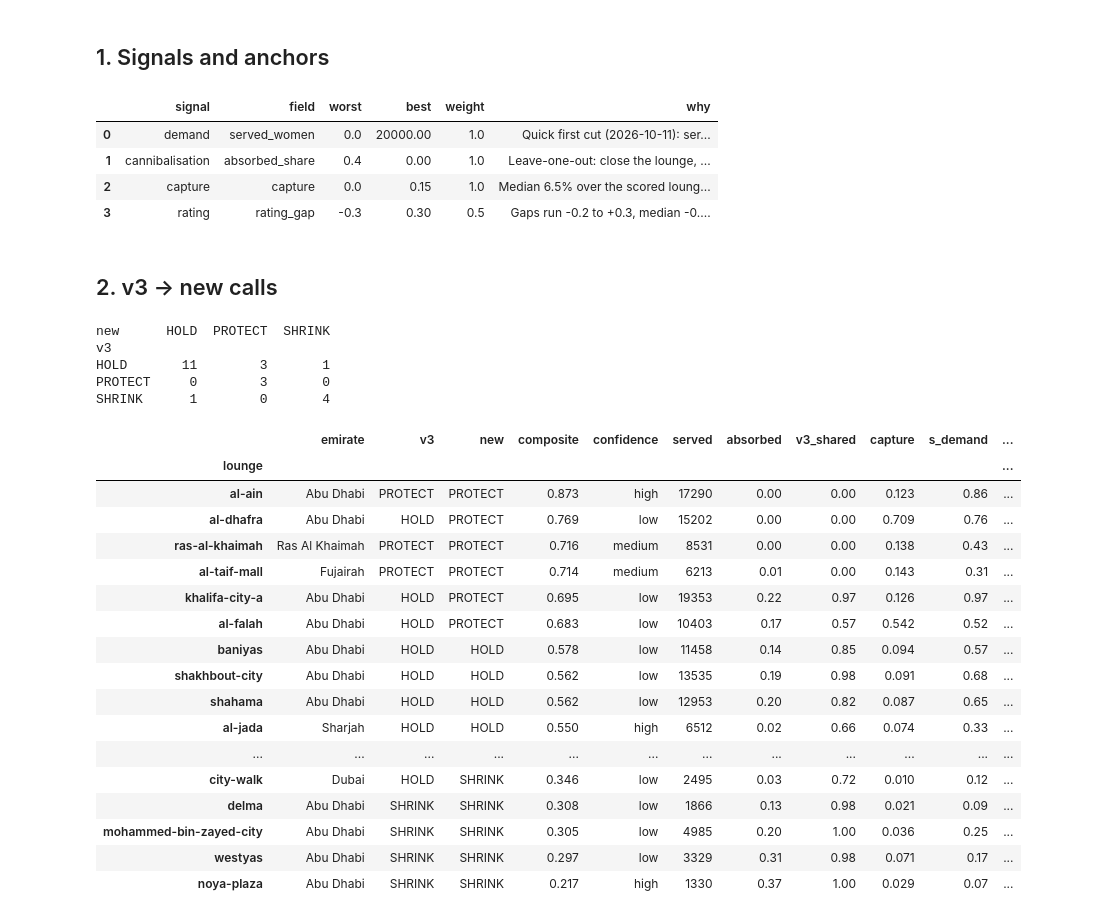
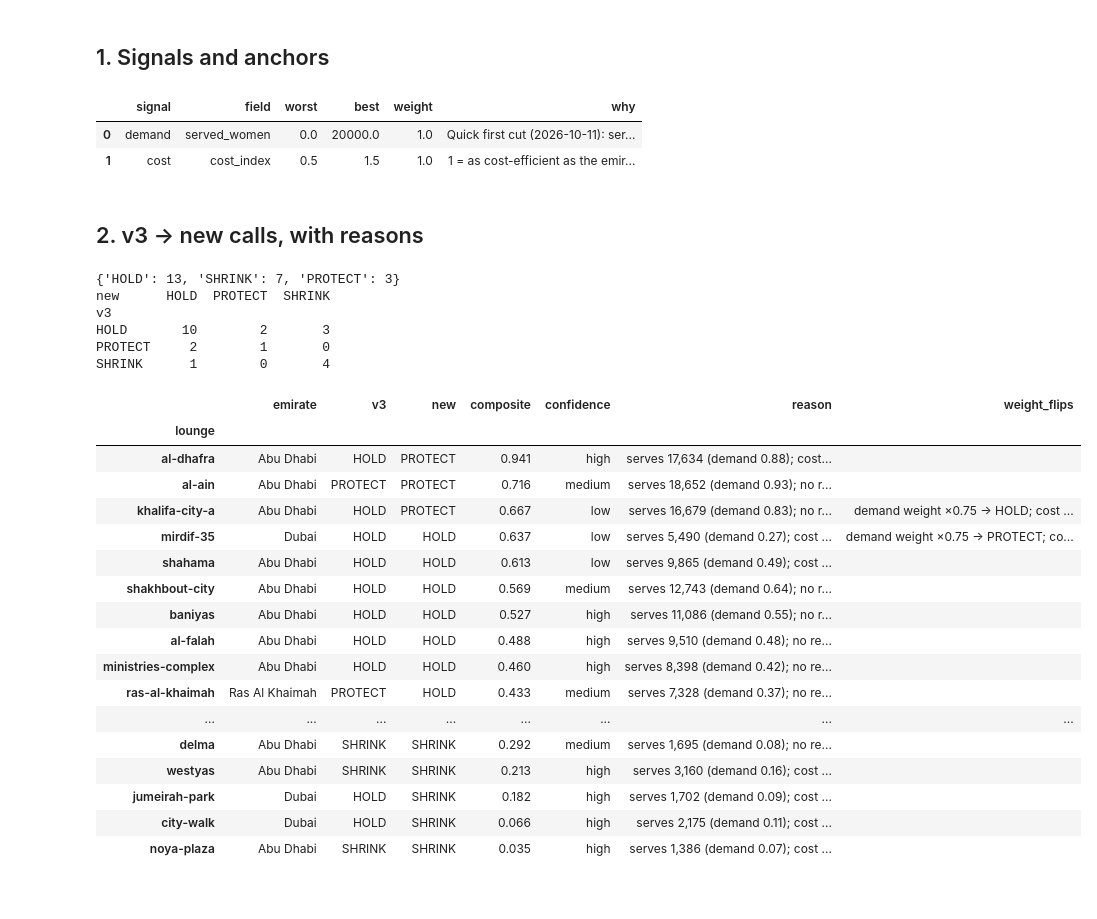
Before and after one commit to thenomadlad/2pz-ai-case-study, a Jupyter notebook: notebooks/scorecard.ipynb, the cells around one changed output. Cells and saved outputs as stored; diff of their text form; code cells hidden in the pictures.

```diff
--- a/notebooks/scorecard.ipynb
+++ b/notebooks/scorecard.ipynb
@@ -10,59 +13,65 @@ The reference is the frozen v3 labels in `data/scenarios/baseline_v3_labels.csv`
 # %%
-import sys, pathlib
+import sys, pathlib, statistics
 sys.path.insert(0, str(pathlib.Path.cwd().parent))
 import numpy as np, pandas as pd
-pd.set_option("display.width", 160); pd.set_option("display.max_rows", 80)
+pd.set_option("display.width", 160); pd.set_option("display.max_rows", 120)
 from src.baseline import run
 from src.data_v3 import load_v3
 from src.config import REPO_ROOT, load_baseline_assumptions
 from src.model import served as S, scorecard, growth
+from src.features import lounges as L
 r = run(); v3 = load_v3(); a = load_baseline_assumptions(REPO_ROOT / "data/scenarios/baseline.yaml")
 old = pd.read_csv(REPO_ROOT / "data/scenarios/baseline_v3_labels.csv")
 old_action = dict(zip(old.id, old.action))
+F = pd.DataFrame([x.model_dump() for x in r.features]).set_index("branch_id")
+D = {d.branch_id: d for d in r.decisions}
+AR = pd.DataFrame([x.model_dump(exclude={"cell_ids"}) for x in r.areas]).set_index("area_id")
+AR["call"] = AR.index.map({d.area_id: d.action for d in r.area_decisions})
 # %% [markdown]
 ## 1. Signals and anchors
 # %%
 pd.DataFrame([dict(signal=s.name, field=s.field, worst=s.worst, best=s.best, weight=s.weight, why=s.why) for s in scorecard.SIGNALS])
 # %% [output]
 |  | signal | field | worst | best | weight | why |
-| 0 | demand | served_women | 0.0 | 20000.00 | 1.0 | Quick first cut (2026-10-11): ser... |
-| 1 | cannibalisation | absorbed_share | 0.4 | 0.00 | 1.0 | Leave-one-out: close the lounge, ... |
-| 2 | capture | capture | 0.0 | 0.15 | 1.0 | Median 6.5% over the scored loung... |
-| 3 | rating | rating_gap | -0.3 | 0.30 | 0.5 | Gaps run -0.2 to +0.3, median -0.... |
+| 0 | demand | served_women | 0.0 | 20000.0 | 1.0 | Quick first cut (2026-10-11): ser... |
+| 1 | cost | cost_index | 0.5 | 1.5 | 1.0 | 1 = as cost-efficient as the emir... |
 # %% [markdown]
-## 2. v3 → new calls
+## 2. v3 → new calls, with reasons
 # %%
-f = {x.branch_id: x for x in r.features}
 rows = []
-for d in r.decisions:
+for b, d in D.items():
     if d.action == "NOT SCORED": continue
-    x = f[d.branch_id]
-    rows.append(dict(lounge=d.branch_id, emirate=x.emirate, v3=old_action.get(d.branch_id), new=d.action, composite=round(d.composite, 3),
-                     confidence=d.confidence, served=round(x.served_women or 0), absorbed=round(x.absorbed_share or 0, 2),
-                     v3_shared=round(x.shared_share, 2), capture=round(x.capture, 3), **{f"s_{k}": round(v, 2) for k, v in d.scores.items()}))
+    x = F.loc[b]
+    reason = (f"serves {x.served_women:,.0f} (demand {d.scores['demand']:.2f}); "
+              + (f"cost index {x.cost_index:.2f} (cost {d.scores['cost']:.2f})" if x.cost_index == x.cost_index and x.cost_index is not None
+                 else "no rent: cost neutral 0.5"))
+    rows.append(dict(lounge=b, emirate=x.emirate, v3=old_action.get(b), new=d.action, composite=round(d.composite, 3),
+                     confidence=d.confidence, reason=reason, weight_flips="; ".join(d.weight_flips)))
 t = pd.DataFrame(rows).sort_values("composite", ascending=False).set_index("lounge")
-print(pd.crosstab(t.v3, t.new)); t
+print(t.new.value_counts().to_dict()); print(pd.crosstab(t.v3, t.new))
+with pd.option_context("display.max_colwidth", 90): display(t)
 # %% [output]
+{'HOLD': 13, 'SHRINK': 7, 'PROTECT': 3}
 new      HOLD  PROTECT  SHRINK
 v3
-HOLD       11        3       1
-PROTECT     0        3       0
+HOLD       10        2       3
+PROTECT     2        1       0
 SHRINK      1        0       4
-|  | emirate | v3 | new | composite | confidence | served | absorbed | v3_shared | capture | s_demand | ... |
-| lounge |  |  |  |  |  |  |  |  |  |  | ... |
-| al-ain | Abu Dhabi | PROTECT | PROTECT | 0.873 | high | 17290 | 0.00 | 0.00 | 0.123 | 0.86 | ... |
-| al-dhafra | Abu Dhabi | HOLD | PROTECT | 0.769 | low | 15202 | 0.00 | 0.00 | 0.709 | 0.76 | ... |
-| ras-al-khaimah | Ras Al Khaimah | PROTECT | PROTECT | 0.716 | medium | 8531 | 0.00 | 0.00 | 0.138 | 0.43 | ... |
-| al-taif-mall | Fujairah | PROTECT | PROTECT | 0.714 | medium | 6213 | 0.01 | 0.00 | 0.143 | 0.31 | ... |
-| khalifa-city-a | Abu Dhabi | HOLD | PROTECT | 0.695 | low | 19353 | 0.22 | 0.97 | 0.126 | 0.97 | ... |
-| al-falah | Abu Dhabi | HOLD | PROTECT | 0.683 | low | 10403 | 0.17 | 0.57 | 0.542 | 0.52 | ... |
-| baniyas | Abu Dhabi | HOLD | HOLD | 0.578 | low | 11458 | 0.14 | 0.85 | 0.094 | 0.57 | ... |
-| shakhbout-city | Abu Dhabi | HOLD | HOLD | 0.562 | low | 13535 | 0.19 | 0.98 | 0.091 | 0.68 | ... |
-| shahama | Abu Dhabi | HOLD | HOLD | 0.562 | low | 12953 | 0.20 | 0.82 | 0.087 | 0.65 | ... |
-| al-jada | Sharjah | HOLD | HOLD | 0.550 | high | 6512 | 0.02 | 0.66 | 0.074 | 0.33 | ... |
-| ... | ... | ... | ... | ... | ... | ... | ... | ... | ... | ... | ... |
-| city-walk | Dubai | HOLD | SHRINK | 0.346 | low | 2495 | 0.03 | 0.72 | 0.010 | 0.12 | ... |
-| delma | Abu Dhabi | SHRINK | SHRINK | 0.308 | low | 1866 | 0.13 | 0.98 | 0.021 | 0.09 | ... |
-| mohammed-bin-zayed-city | Abu Dhabi | SHRINK | SHRINK | 0.305 | low | 4985 | 0.20 | 1.00 | 0.036 | 0.25 | ... |
-| westyas | Abu Dhabi | SHRINK | SHRINK | 0.297 | low | 3329 | 0.31 | 0.98 | 0.071 | 0.17 | ... |
-| noya-plaza | Abu Dhabi | SHRINK | SHRINK | 0.217 | high | 1330 | 0.37 | 1.00 | 0.029 | 0.07 | ... |
+|  | emirate | v3 | new | composite | confidence | reason | weight_flips |
+| lounge |  |  |  |  |  |  |  |
+| al-dhafra | Abu Dhabi | HOLD | PROTECT | 0.941 | high | serves 17,634 (demand 0.88); cost... |  |
+| al-ain | Abu Dhabi | PROTECT | PROTECT | 0.716 | medium | serves 18,652 (demand 0.93); no r... |  |
+| khalifa-city-a | Abu Dhabi | HOLD | PROTECT | 0.667 | low | serves 16,679 (demand 0.83); no r... | demand weight ×0.75 → HOLD; cost ... |
+| mirdif-35 | Dubai | HOLD | HOLD | 0.637 | low | serves 5,490 (demand 0.27); cost ... | demand weight ×0.75 → PROTECT; co... |
+| shahama | Abu Dhabi | HOLD | HOLD | 0.613 | low | serves 9,865 (demand 0.49); cost ... |  |
+| shakhbout-city | Abu Dhabi | HOLD | HOLD | 0.569 | medium | serves 12,743 (demand 0.64); no r... |  |
+| baniyas | Abu Dhabi | HOLD | HOLD | 0.527 | high | serves 11,086 (demand 0.55); no r... |  |
+| al-falah | Abu Dhabi | HOLD | HOLD | 0.488 | high | serves 9,510 (demand 0.48); no re... |  |
+| ministries-complex | Abu Dhabi | HOLD | HOLD | 0.460 | high | serves 8,398 (demand 0.42); no re... |  |
+| ras-al-khaimah | Ras Al Khaimah | PROTECT | HOLD | 0.433 | medium | serves 7,328 (demand 0.37); no re... |  |
+| ... | ... | ... | ... | ... | ... | ... | ... |
+| delma | Abu Dhabi | SHRINK | SHRINK | 0.292 | medium | serves 1,695 (demand 0.08); no re... |  |
+| westyas | Abu Dhabi | SHRINK | SHRINK | 0.213 | high | serves 3,160 (demand 0.16); cost ... |  |
+| jumeirah-park | Dubai | HOLD | SHRINK | 0.182 | high | serves 1,702 (demand 0.09); cost ... |  |
+| city-walk | Dubai | HOLD | SHRINK | 0.066 | high | serves 2,175 (demand 0.11); cost ... |  |
+| noya-plaza | Abu Dhabi | SHRINK | SHRINK | 0.035 | high | serves 1,386 (demand 0.07); cost ... |  |
```
Also changed, not shown: parts of 11 cells of this notebook, 3 other files.
